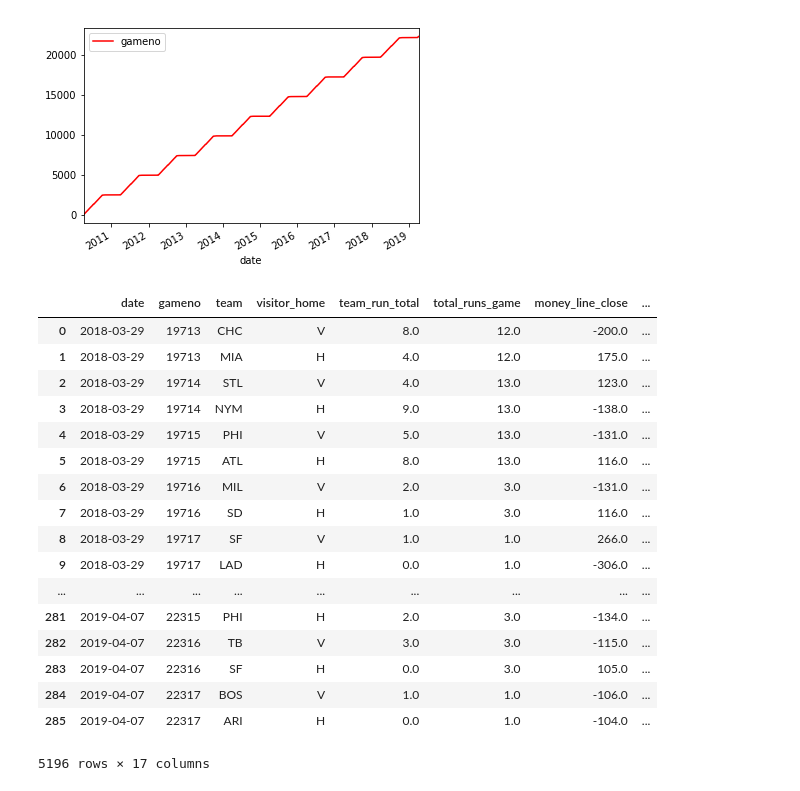
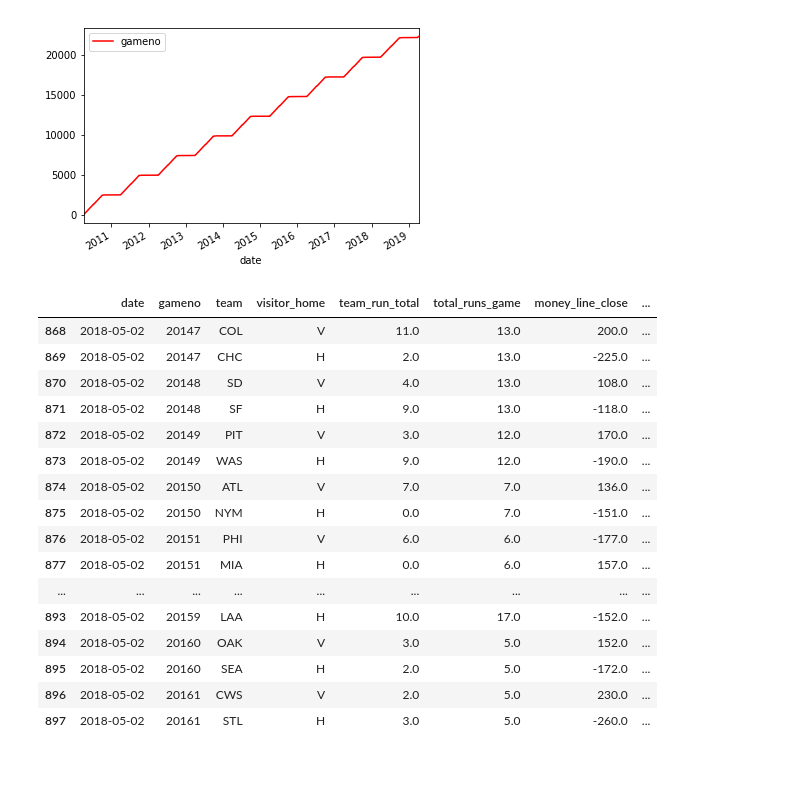
Before and after one commit to jacoblucas95/MLB-Betting-Strategies, a Jupyter notebook: run/flask_app/Plot Testing.ipynb, the cells around one changed output. Drawn from its saved outputs; the diff is of its cells as text; code cells hidden in the pictures.

```diff
--- a/run/flask_app/Plot Testing.ipynb
+++ b/run/flask_app/Plot Testing.ipynb
@@ -17,23 +35,24 @@ plt.show
 <function matplotlib.pyplot.show(*args, **kw)>
 [figure]
 # %%
-data[(data['date'] > '2018-1-1 01:00:00') & (data['date'] <= '2019-5-1 04:00:00')]
+new = data[(data['date'] > '2018-5-1 00:00:00') & (data['date'] <= '2018-5-2 00:00:00')]
-# %% [output]
-|  | date | gameno | team | visitor_home | team_run_total | total_runs_game | money_line_close | ... |
-| 0 | 2018-03-29 | 19713 | CHC | V | 8.0 | 12.0 | -200.0 | ... |
-| 1 | 2018-03-29 | 19713 | MIA | H | 4.0 | 12.0 | 175.0 | ... |
-| 2 | 2018-03-29 | 19714 | STL | V | 4.0 | 13.0 | 123.0 | ... |
-| 3 | 2018-03-29 | 19714 | NYM | H | 9.0 | 13.0 | -138.0 | ... |
-| 4 | 2018-03-29 | 19715 | PHI | V | 5.0 | 13.0 | -131.0 | ... |
-| 5 | 2018-03-29 | 19715 | ATL | H | 8.0 | 13.0 | 116.0 | ... |
-| 6 | 2018-03-29 | 19716 | MIL | V | 2.0 | 3.0 | -131.0 | ... |
-| 7 | 2018-03-29 | 19716 | SD | H | 1.0 | 3.0 | 116.0 | ... |
-| 8 | 2018-03-29 | 19717 | SF | V | 1.0 | 1.0 | 266.0 | ... |
-| 9 | 2018-03-29 | 19717 | LAD | H | 0.0 | 1.0 | -306.0 | ... |
-| ... | ... | ... | ... | ... | ... | ... | ... | ... |
-| 281 | 2019-04-07 | 22315 | PHI | H | 2.0 | 3.0 | -134.0 | ... |
-| 282 | 2019-04-07 | 22316 | TB | V | 3.0 | 3.0 | -115.0 | ... |
-| 283 | 2019-04-07 | 22316 | SF | H | 0.0 | 3.0 | 105.0 | ... |
-| 284 | 2019-04-07 | 22317 | BOS | V | 1.0 | 1.0 | -106.0 | ... |
-| 285 | 2019-04-07 | 22317 | ARI | H | 0.0 | 1.0 | -104.0 | ... |
-5196 rows × 17 columns
+# %%
+filtered = new[(data['date'] > '2018-5-1 00:00:00') & (data['date'] <= '2018-5-2 00:00:00')]
+# %% [output]
+|  | date | gameno | team | visitor_home | team_run_total | total_runs_game | money_line_close | ... |
+| 868 | 2018-05-02 | 20147 | COL | V | 11.0 | 13.0 | 200.0 | ... |
+| 869 | 2018-05-02 | 20147 | CHC | H | 2.0 | 13.0 | -225.0 | ... |
+| 870 | 2018-05-02 | 20148 | SD | V | 4.0 | 13.0 | 108.0 | ... |
+| 871 | 2018-05-02 | 20148 | SF | H | 9.0 | 13.0 | -118.0 | ... |
+| 872 | 2018-05-02 | 20149 | PIT | V | 3.0 | 12.0 | 170.0 | ... |
+| 873 | 2018-05-02 | 20149 | WAS | H | 9.0 | 12.0 | -190.0 | ... |
+| 874 | 2018-05-02 | 20150 | ATL | V | 7.0 | 7.0 | 136.0 | ... |
+| 875 | 2018-05-02 | 20150 | NYM | H | 0.0 | 7.0 | -151.0 | ... |
+| 876 | 2018-05-02 | 20151 | PHI | V | 6.0 | 6.0 | -177.0 | ... |
+| 877 | 2018-05-02 | 20151 | MIA | H | 0.0 | 6.0 | 157.0 | ... |
+| ... | ... | ... | ... | ... | ... | ... | ... | ... |
+| 893 | 2018-05-02 | 20159 | LAA | H | 10.0 | 17.0 | -152.0 | ... |
+| 894 | 2018-05-02 | 20160 | OAK | V | 3.0 | 5.0 | 152.0 | ... |
+| 895 | 2018-05-02 | 20160 | SEA | H | 2.0 | 5.0 | -172.0 | ... |
+| 896 | 2018-05-02 | 20161 | CWS | V | 2.0 | 5.0 | 230.0 | ... |
+| 897 | 2018-05-02 | 20161 | STL | H | 3.0 | 5.0 | -260.0 | ... |
```
Also changed, not shown: parts of 2 cells of this notebook, 17 other files.
